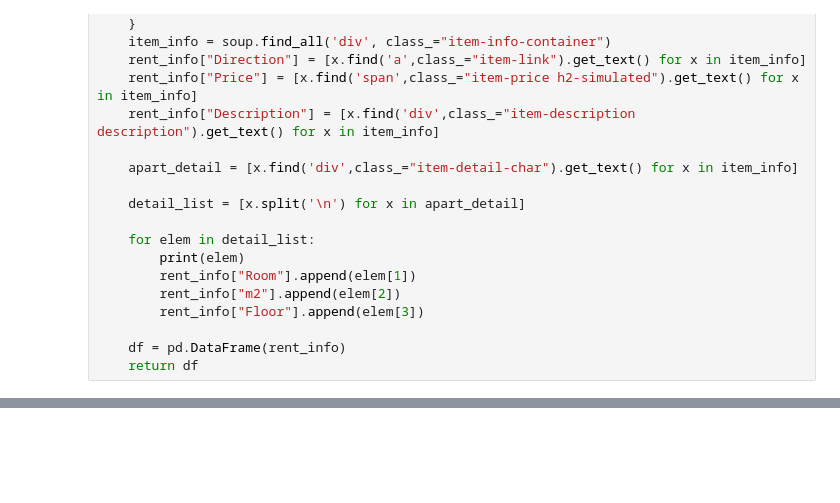
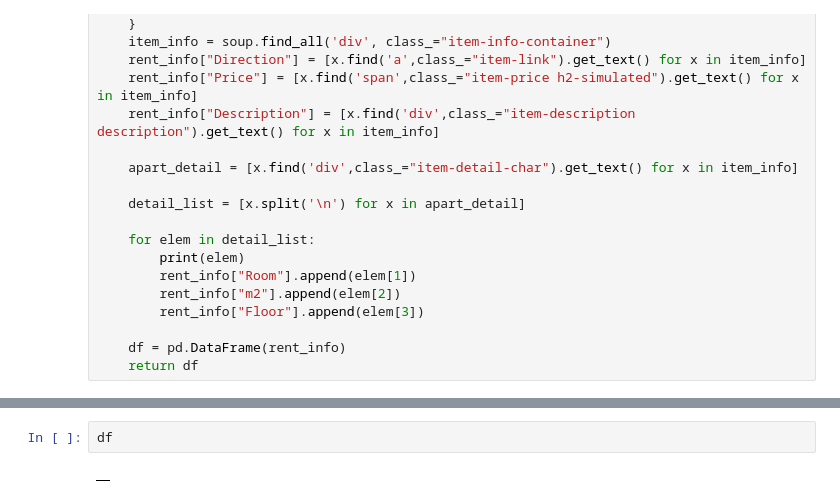
Before and after one commit to Alkaeee/EDA, a Jupyter notebook: test_idealista.ipynb, the cells around one changed output, grey strips where cells are left out. Drawn from its saved outputs; the diff is of its cells as text; blank space fills up the shorter version.

```diff
--- a/test_idealista.ipynb
+++ b/test_idealista.ipynb
@@ -110,0 +276,4 @@ def get_rent_info(soup):
+# %%
+df
+# %% [output]
+|  |
```
Also changed, not shown: parts of 10 cells of this notebook, 5 other files.
